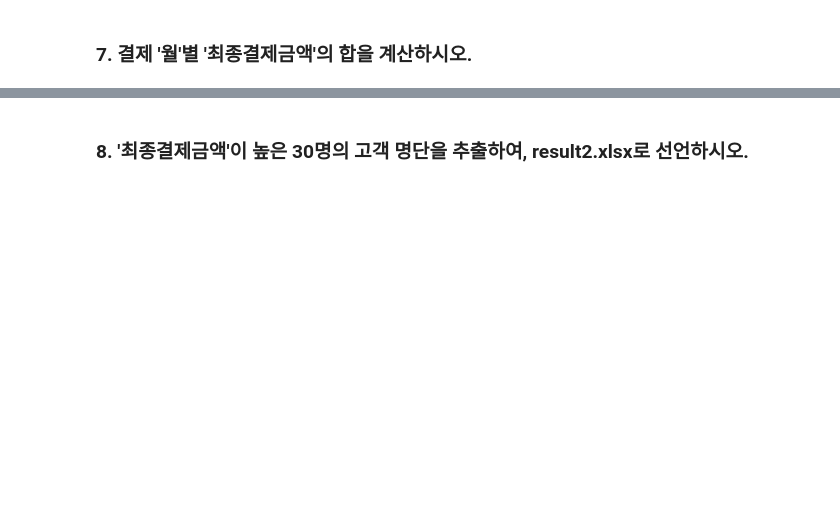
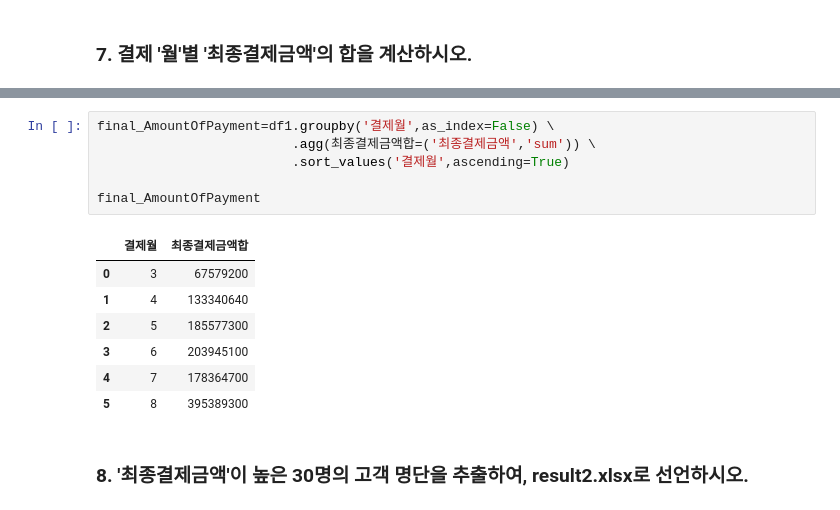
Before and after one commit to chlwldns00/ForDataAnalysis, a Jupyter notebook: 데이터분석/이커머스데이터분석.ipynb, the cells around one changed output, grey strips where cells are left out. Cells and saved outputs as stored; diff of their text form; blank space fills up the shorter version.

```diff
--- a/데이터분석/이커머스데이터분석.ipynb
+++ b/데이터분석/이커머스데이터분석.ipynb
@@ -283,2 +366,16 @@ df1[]
+# %%
+final_AmountOfPayment=df1.groupby('결제월',as_index=False) \
+                         .agg(최종결제금액합=('최종결제금액','sum')) \
+                         .sort_values('결제월',ascending=True)
+
+final_AmountOfPayment
+# %% [output]
+|  | 결제월 | 최종결제금액합 |
+| 0 | 3 | 67579200 |
+| 1 | 4 | 133340640 |
+| 2 | 5 | 185577300 |
+| 3 | 6 | 203945100 |
+| 4 | 7 | 178364700 |
+| 5 | 8 | 395389300 |
 # %% [markdown]
 ### 8. '최종결제금액'이 높은 30명의 고객 명단을 추출하여, result2.xlsx로 선언하시오.
```
Also changed, not shown: parts of 32 cells of this notebook, 4 other files.
